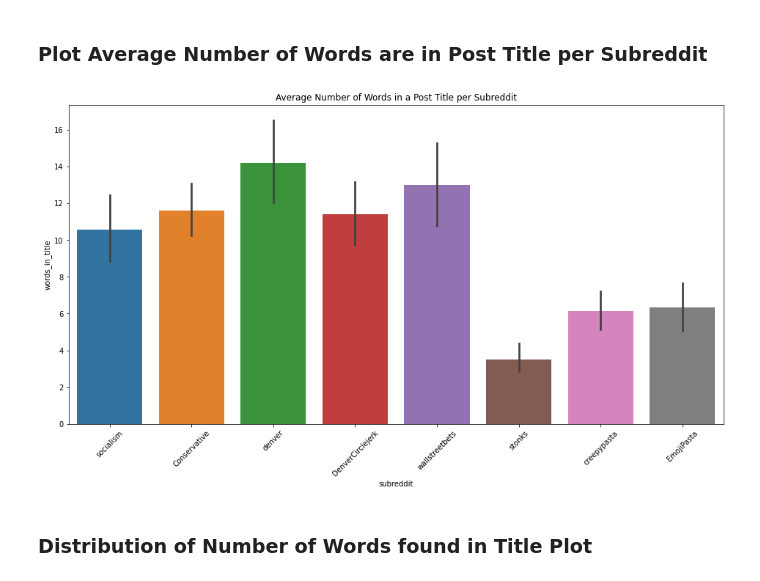
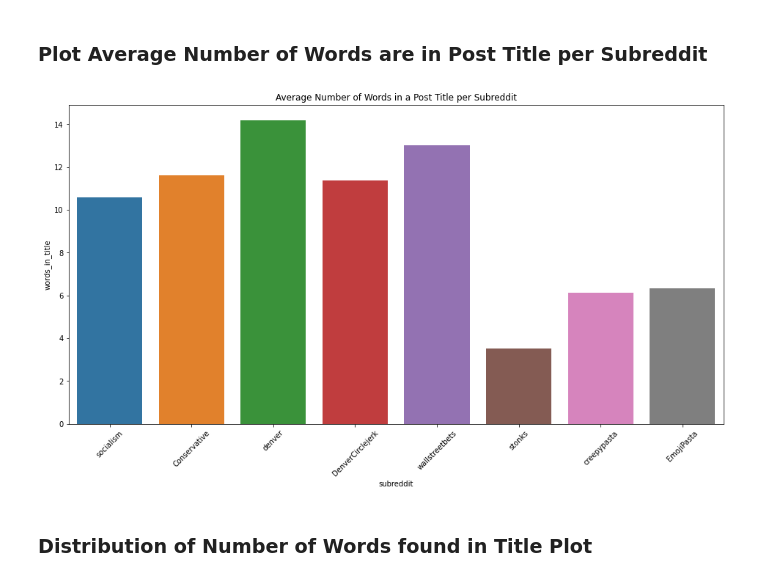
Before and after one commit to jeniscool/tools1-final-project, a Jupyter notebook: project-notebook.ipynb, the cells around one changed output. Cells and saved outputs as stored; diff of their text form; code cells hidden in the pictures.

```diff
--- a/project-notebook.ipynb
+++ b/project-notebook.ipynb
@@ -23,19 +16,34 @@ Jen Lee, Isaac Burmingham, & Dan Saubert
+# %%
+import praw
+app_id = "o57512j5W5rHmQ"
+app_secret = "Eh8IVULz7v3BvRE1IY3pl73SORalHg"
+app_uri = 'https://127.0.0.1:65010/authorize_callback'
+app_ua = "Isaac"
+
+reddit = praw.Reddit(client_id = app_id, client_secret = app_secret, user_agent = app_uri)
 # %% [markdown]
 ## Data Gathering
 # %%
 from os import path
-
-dataFileName = "./pklData/subredditData.pkl"
-timeFileName = "./pklData/Times.pkl"
+from praw.models import MoreComments
+import pandas as pd
+import time
+import matplotlib.pyplot as plt
+import seaborn as sns
+dataFileName = "./subredditData.pkl"
+timeFileName = "./Times.pkl"
 
 # if pickle file does not exist - gather data & save to pickle
 if not (path.exists(dataFileName)):
+    print("Data file does not exist. Gathering Reddit data.")
+    print("***WARNING: This will take up to 15 minutes.***")
     # Gets top 10 posts from a subreddit
     subreddit_List = ['socialism','Conservative','denver','DenverCirclejerk','wallstreetbets','stonks','creepypasta','EmojiPasta']
     dict_list = []
     time_dict = {}
     for subred in subreddit_List:
         start = time.time()
+        print("----Gathering /r/"+subred+"----")
         for submission in reddit.subreddit(subred).top("all",limit=100):
             dat = {}
             dat["subreddit"] = subred
@@ -47,6 +55,7 @@ if not (path.exists(dataFileName)):
             # Get top 10 comments
             top_comments = list(submission.comments)
             commentList = []
+            print(".", end="")
             for top_level_comment in top_comments[:10]:
                 commentList.append(top_level_comment.body)
 
@@ -56,6 +65,7 @@ if not (path.exists(dataFileName)):
         time_dict[subred] = time.time()-start
 
         # print times to show progress
+        print("")
         print((time.time()-start))
 
     # create pickle file for subreddit data
@@ -65,7 +75,7 @@ if not (path.exists(dataFileName)):
 
     # create pickle file for time data
     timeDf = timeDf.transpose().reset_index().rename({'index':'Subreddit',0:'Time'},axis=1)
-    timeDf.to_pickle('./pklData/Times.pkl')
+    timeDf.to_pickle(timeFileName)
 # %%
 import pickle5 as pickle
 import pandas as pd
@@ -198,21 +208,21 @@ plt.title('Scraping Speed by Subreddit');
 # %%
 subs = set(df.subreddit.unique())
 
 df["words_in_title"] = df['Post Title'].str.split(' ').apply(len)
 
 for subr in list(subs):
     d_slice = df[['subreddit','words_in_title']]
     words_df = d_slice.groupby(by='subreddit').mean().reset_index()
 
 plt.figure(figsize=(16,8))
 plt.xticks(rotation=45)
 plt.title("Average Number of Words in a Post Title per Subreddit")
 plt.xlabel("Subreddit")
 plt.ylabel("Average Number of Words in a Post Title")
-sns.barplot(x='subreddit',y='words_in_title',data=df)
+sns.barplot(x='subreddit',y='words_in_title',data=df, ci=None)
 plt.show()
 # %% [output]
-[figure, old version]
+[figure, new version]
 # %% [markdown]
 ### Distribution of Number of Words found in Title Plot
 # %%
```
Also changed, not shown: parts of 9 cells of this notebook, 4 other files.
